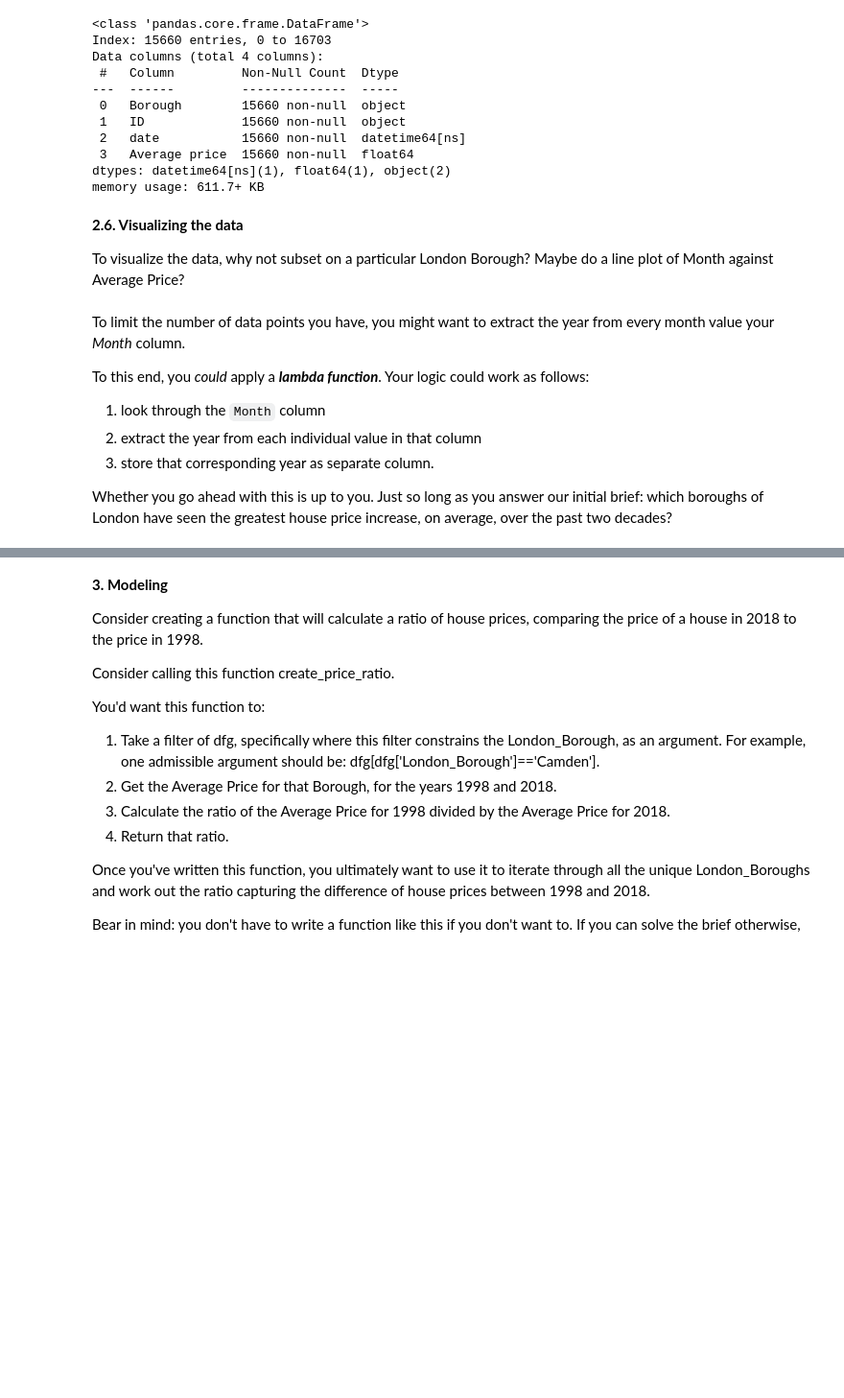
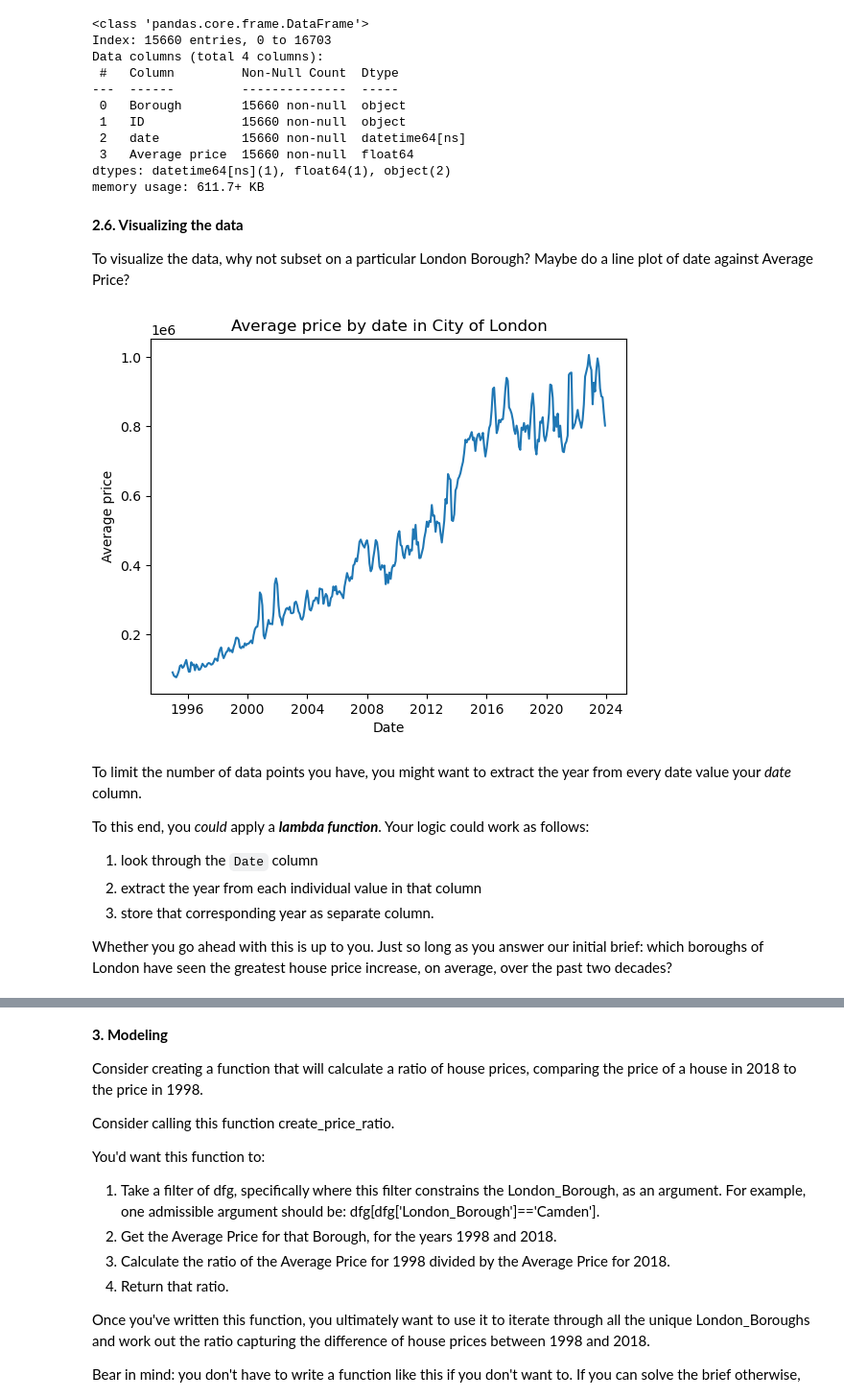
Before and after one commit to DiegoMZD/SpringboardFiles, a Jupyter notebook: Unit 4 Challenge - Tier 3.ipynb, the cells around one changed output, grey strips where cells are left out. Shown at 96% size. Drawn from its saved outputs; the diff is of its cells as text; code cells hidden in the pictures; blank space fills up the shorter version.

```diff
--- a/Unit 4 Challenge - Tier 3.ipynb
+++ b/Unit 4 Challenge - Tier 3.ipynb
@@ -242,12 +242,21 @@ memory usage: 611.7+ KB
 # %% [markdown]
 **2.6. Visualizing the data**
 
-To visualize the data, why not subset on a particular London Borough? Maybe do a line plot of Month against Average Price?
+To visualize the data, why not subset on a particular London Borough? Maybe do a line plot of date against Average Price?
+# %%
+sub_city = properties_2[properties_2['Borough'] == 'City of London'].copy()
+plt.plot(sub_city.date, sub_city['Average price'])
+plt.title("Average price by date in City of London")
+plt.xlabel("Date")
+plt.ylabel("Average price")
+plt.show()
+# %% [output]
+[figure, added]
 # %% [markdown]
-To limit the number of data points you have, you might want to extract the year from every month value your *Month* column.
+To limit the number of data points you have, you might want to extract the year from every date value your *date* column.
 
 To this end, you *could* apply a ***lambda function***. Your logic could work as follows:
-1. look through the `Month` column
+1. look through the `Date` column
 2. extract the year from each individual value in that column
 3. store that corresponding year as separate column.
 
```
Also changed, not shown: parts of 10 cells of this notebook.
